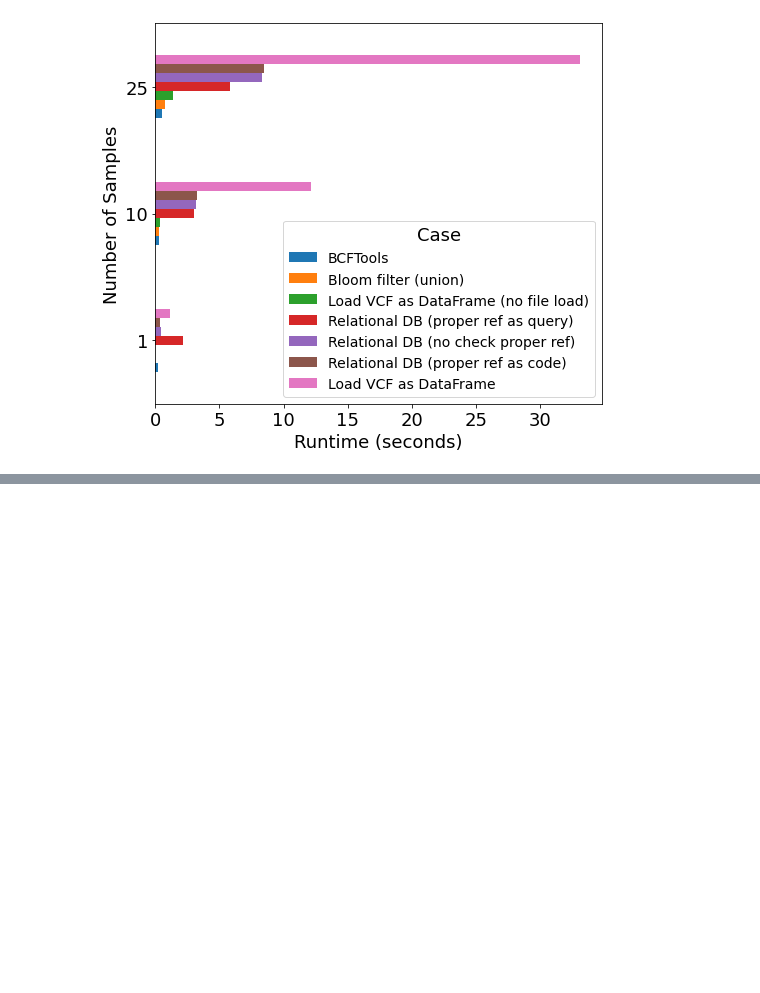
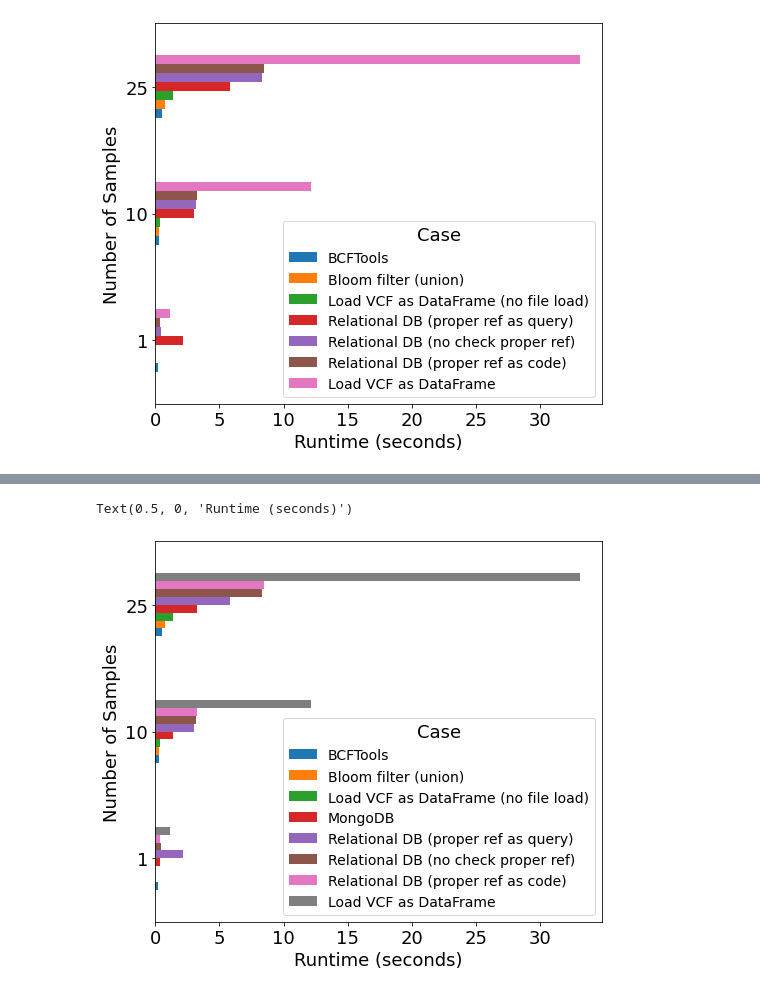
Before and after one commit to apetkau/thesis-data-simulation, a Jupyter notebook: jackalope/salmonella/test-load-vcf/test-load.ipynb, the cells around one changed output, grey strips where cells are left out. Drawn from its saved outputs; the diff is of its cells as text; code cells hidden in the pictures; blank space fills up the shorter version.

Commit message:
Added testing of mongodb

```diff
--- a/jackalope/salmonella/test-load-vcf/test-load.ipynb
+++ b/jackalope/salmonella/test-load-vcf/test-load.ipynb
@@ -464,0 +481,11 @@ Text(0.5, 0, 'Runtime (seconds)')
+# %%
+def union_from_mongodb(samples: List[str]) -> int:
+    var_union = set()
+    for record in thesis_db.sample_variants.find({'SAMPLE': {'$in': samples}}):
+        var_union.add(record['SPDI'])
+    return len(var_union)
+
+for samples in case_samples:
+    print(f'\nCase: ({len(samples)}) samples')
+    results_table, results = runtime_iteration(union_from_mongodb, results_table,
+                                               'MongoDB', len(samples), samples=samples)
@@ -464,0 +501,17 @@ Text(0.5, 0, 'Runtime (seconds)')
+# %%
+import matplotlib.pyplot as plt
+plt.rcParams.update({
+    'font.size': 18,
+    'legend.fontsize': 14
+})
+
+reordered_table = results_table[
+    ['Case', 'Number of Samples', 'Mean runtime (s)']].set_index(
+    ['Number of Samples', 'Case']).unstack(level=-1).sort_values(by=25, axis='columns')
+reordered_table.columns = reordered_table.columns.droplevel()
+reordered_table
+axes = reordered_table.plot(kind='barh', figsize=(8,7))
+axes.set_xlabel('Runtime (seconds)')
+# %% [output]
+Text(0.5, 0, 'Runtime (seconds)')
+[figure, added]
```
Also changed, not shown: parts of 7 cells of this notebook.
